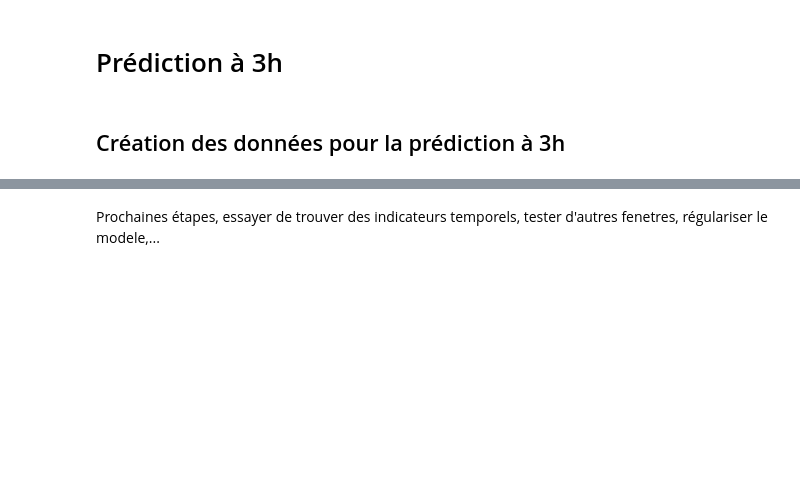
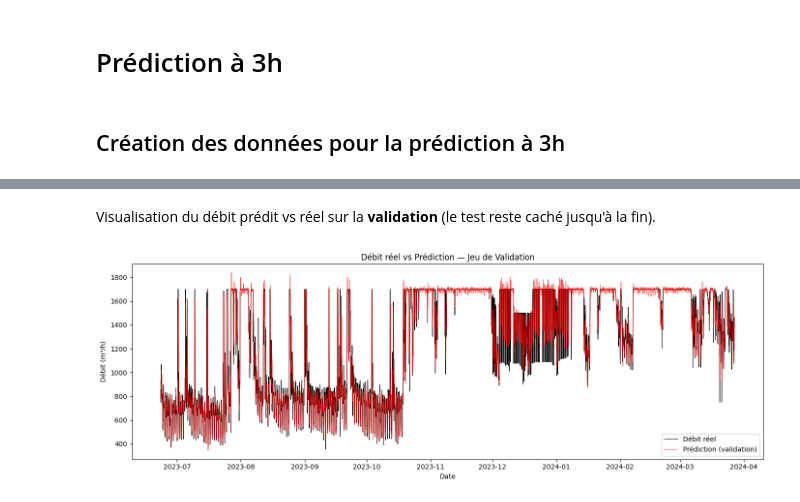
Before and after one commit to TortueAgile22/Capstone, a Jupyter notebook: py_ipynb_files/Modèles/Modele_station_C.ipynb, the cells around one changed output, grey strips where cells are left out. Saved outputs shown, nothing was run; the diff lists cells and outputs as text; code cells hidden in the pictures; blank space fills up the shorter version.

Commit message:
amélioration du modele sensor C à 3h

```diff
--- a/py_ipynb_files/Modèles/Modele_station_C.ipynb
+++ b/py_ipynb_files/Modèles/Modele_station_C.ipynb
@@ -50,10 +51,10 @@ df = pd.merge(df_debit, df_weather, left_index=True, right_index=True, how='inne
 # %% [markdown]
 ### Features
 # %%
-# 1. Pluie décalée (LAG 5h)
+# Pluie décalée (LAG 5h)
 df['rain_lag_5'] = df['rain'].shift(5)
 
-# 2. Features temporelles
+# Features temporelles
 df['hour'] = df.index.hour
 df['month'] = df.index.month
 
@@ -65,24 +66,31 @@ df['sin_month'] = np.sin(2 * np.pi * df['month'] / 12)
 df['cos_month'] = np.cos(2 * np.pi * df['month'] / 12)
 # Essayer de modéliser la courbe de la tendance de la distribution du débit, et d'avoir un parametre à trouver pour le modèle.
 
-# 3. Lags du débit (inertie hydraulique)
+# Lags du débit (inertie hydraulique)
 df['debit_lag_1h'] = df['debit'].shift(1)
 df['debit_lag_6h'] = df['debit'].shift(6)                     #Faire la prédiction à 3, 12 et 24h
 df['debit_lag_24h'] = df['debit'].shift(24)
 
-# 4. Rolling Statistics (fenêtres glissantes)
+# Rolling Statistics (fenêtres glissantes)
 df['debit_roll_mean_24h'] = df['debit'].rolling(window=24, min_periods=1).mean()
 df['rain_roll_sum_12h'] = df['rain'].rolling(window=12, min_periods=1).sum()
 df['debit_roll_mean_6h'] = df['debit'].rolling(window=6, min_periods=1).mean()
 df['rain_roll_sum_6h'] = df['rain'].rolling(window=6, min_periods=1).sum()
 
-# 5. Interactions métier (2eme temps): faire de maniere de plus automatique, polynomial features
+# Interactions métier (2eme temps): faire de maniere de plus automatique, polynomial features
 # Vaut mieux etre sur avant de mettre ce genre de croisements
 df['temp_x_rain'] = df['temperature_2m'] * df['rain_lag_5']  # Pluie chaude vs froide
 df['wind_x_rain'] = df['wind_speed_10m'] * df['rain_lag_5']  # Tempêtes
 
-# 6. Features binaires
+# Features binaires
 #df['is_night'] = ((df['hour'] >= 22) | (df['hour'] <= 6)).astype(int)
+
+# Features pour gérer les pics
+df['rain_roll_max_3h'] = df['rain'].rolling(window=3, min_periods=1).max()
+df['rain_roll_max_6h'] = df['rain'].rolling(window=6, min_periods=1).max()
+
+df['debit_roll_max_6h'] = df['debit'].rolling(window=6, min_periods=1).max()
+df['debit_roll_min_6h'] = df['debit'].rolling(window=6, min_periods=1).min()
 
 # Suppression des NaN (dus aux lags)
 df_clean = df.dropna()
@@ -212,2 +182,14 @@ dtype: float64
-# %% [markdown]
-Prochaines étapes, essayer de trouver des indicateurs temporels, tester d'autres fenetres, régulariser le modele,...
+# %% [markdown]
+Visualisation du débit prédit vs réel sur la **validation** (le test reste caché jusqu'à la fin).
+# %%
+plt.figure(figsize=(14, 5))
+plt.plot(y_val.index, y_val, label='Débit réel', color='black', linewidth=0.8)
+plt.plot(y_val.index, y_pred_val, label='Prédiction (validation)', color='red', alpha=0.7, linewidth=0.8)
+plt.title('Débit réel vs Prédiction — Jeu de Validation')
+plt.xlabel('Date')
+plt.ylabel('Débit (m³/h)')
+plt.legend()
+plt.tight_layout()
+plt.show()
+# %% [output]
+[figure, added]
```
Also changed, not shown: parts of 14 cells of this notebook.
